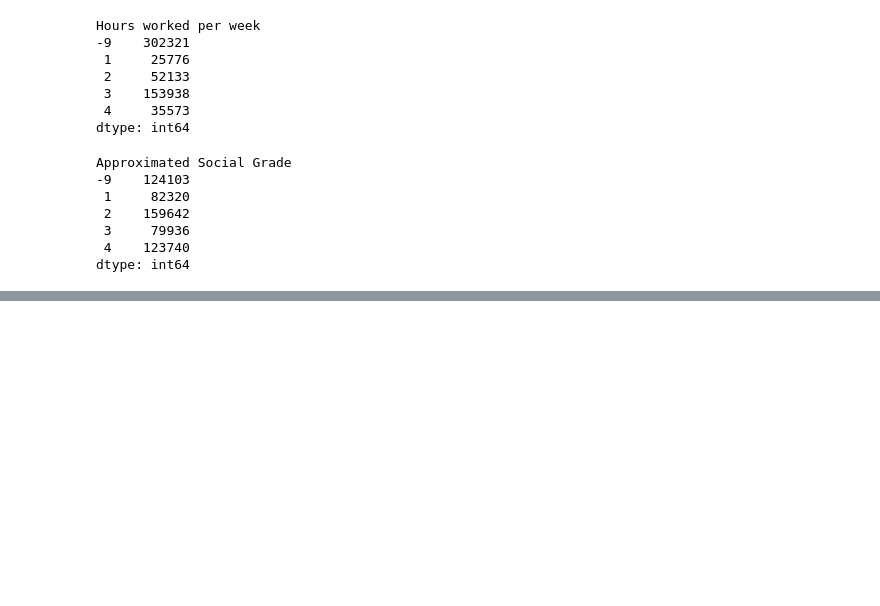
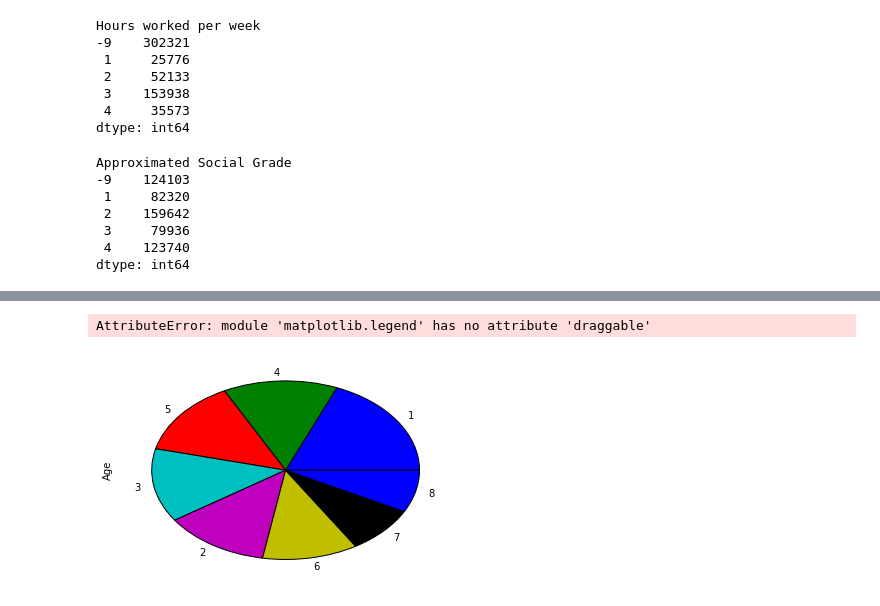
Before and after one commit to Essymay/CS2006p3, a Jupyter notebook: census2011.ipynb, the cells around one changed output, grey strips where cells are left out. Cells and saved outputs as stored; diff of their text form; code cells hidden in the pictures; blank space fills up the shorter version.

```diff
--- a/census2011.ipynb
+++ b/census2011.ipynb
@@ -292,0 +308,18 @@ dtype: int64
+# %%
+refinedData['Age'].value_counts().plot(kind="pie")
+
+red_patch = patch.Patch(color='red', label='45-54 years')
+green_patch = patch.Patch(color='green', label='35-44 years')
+pink_patch = patch.Patch(color='pink', label='16-24 years')
+yellow_patch = patch.Patch(color='yellow', label='55-64 years')
+black_patch = patch.Patch(color='black', label='65-74 years')
+blue_patch = patch.Patch(color='blue', label='0-15 years')
+bluer_patch = patch.Patch(color='blue', label='75 and Over years')
+legend = pl.draggable()
+
+
+pl.DraggableLegend(legend, use_blit=Flase, update='loc',handles=[red_patch, green_patch, pink_patch, yellow_patch, black_patch, blue_patch, bluer_patch], loc = 'lower right')
+plt.show()
+# %% [output]
+AttributeError: module 'matplotlib.legend' has no attribute 'draggable'
+[figure, added]
```
Also changed, not shown: parts of 4 cells of this notebook.
